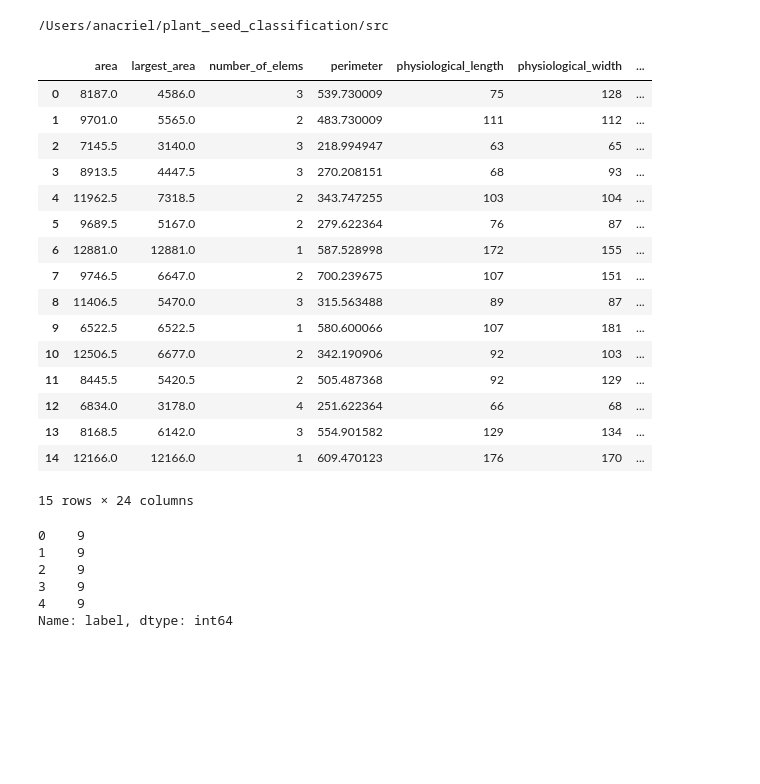
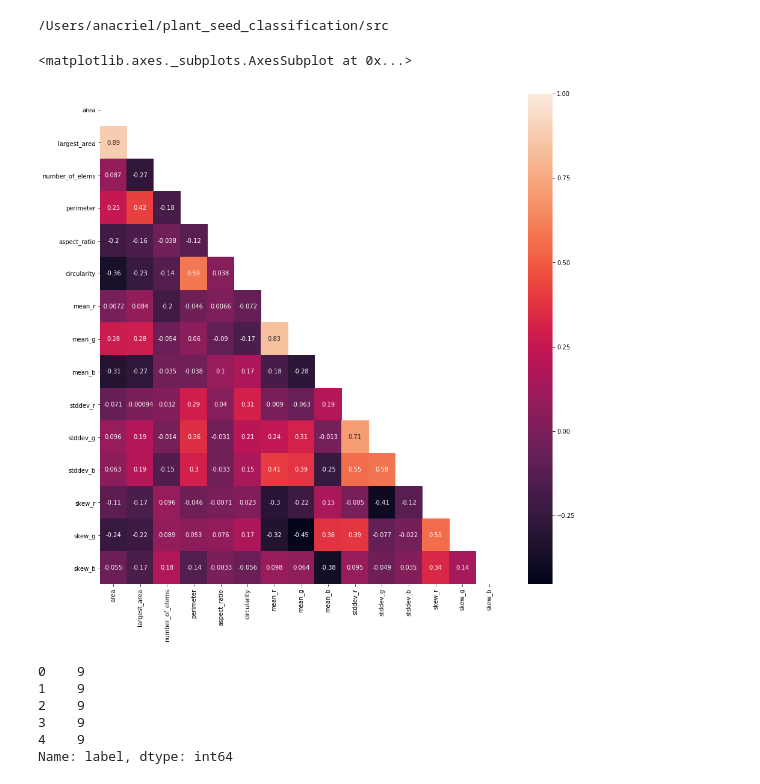
Before and after one commit to Anacriel/plant_seed_classification, a Jupyter notebook: notebooks/0.4-train-first-svm-model.ipynb, the cells around one changed output. Cells and saved outputs as stored; diff of their text form; code cells hidden in the pictures; blank space fills up the shorter version.

```diff
--- a/notebooks/0.4-train-first-svm-model.ipynb
+++ b/notebooks/0.4-train-first-svm-model.ipynb
@@ -24,21 +23,0 @@ dataset = pd.read_csv("data/features_resolut_200_new_seg_1_med_skew.csv")
-# %%
-X = dataset.iloc[:, 2:]
-X.head(15)
-# %% [output]
-|  | area | largest_area | number_of_elems | perimeter | physiological_length | physiological_width | ... |
-| 0 | 8187.0 | 4586.0 | 3 | 539.730009 | 75 | 128 | ... |
-| 1 | 9701.0 | 5565.0 | 2 | 483.730009 | 111 | 112 | ... |
-| 2 | 7145.5 | 3140.0 | 3 | 218.994947 | 63 | 65 | ... |
-| 3 | 8913.5 | 4447.5 | 3 | 270.208151 | 68 | 93 | ... |
-| 4 | 11962.5 | 7318.5 | 2 | 343.747255 | 103 | 104 | ... |
-| 5 | 9689.5 | 5167.0 | 2 | 279.622364 | 76 | 87 | ... |
-| 6 | 12881.0 | 12881.0 | 1 | 587.528998 | 172 | 155 | ... |
-| 7 | 9746.5 | 6647.0 | 2 | 700.239675 | 107 | 151 | ... |
-| 8 | 11406.5 | 5470.0 | 3 | 315.563488 | 89 | 87 | ... |
-| 9 | 6522.5 | 6522.5 | 1 | 580.600066 | 107 | 181 | ... |
-| 10 | 12506.5 | 6677.0 | 2 | 342.190906 | 92 | 103 | ... |
-| 11 | 8445.5 | 5420.5 | 2 | 505.487368 | 92 | 129 | ... |
-| 12 | 6834.0 | 3178.0 | 4 | 251.622364 | 66 | 68 | ... |
-| 13 | 8168.5 | 6142.0 | 3 | 554.901582 | 129 | 134 | ... |
-| 14 | 12166.0 | 12166.0 | 1 | 609.470123 | 176 | 170 | ... |
-15 rows × 24 columns
@@ -47,3 +24,17 @@ X.drop(columns=['correlation', 'contrast', 'entropy', 'physiological_length', 'p
+# %%
+import seaborn as sns
+import matplotlib.pyplot as plt
+
+X = dataset.iloc[:, 2:]
+X.head(15)
+corr = X.corr()
+fig, ax = plt.subplots(figsize=(15, 15))
+mask = np.zeros_like(corr)
+mask[np.triu_indices_from(mask)] = 1
+sns.heatmap(corr, mask=mask, ax=ax, annot= True)
+# %% [output]
+<matplotlib.axes._subplots.AxesSubplot at 0x...>
+[figure, added]
 # %%
 y = dataset.iloc[:,1]
 y.head(5)
```
Also changed, not shown: parts of 18 cells of this notebook, 12 other files.
